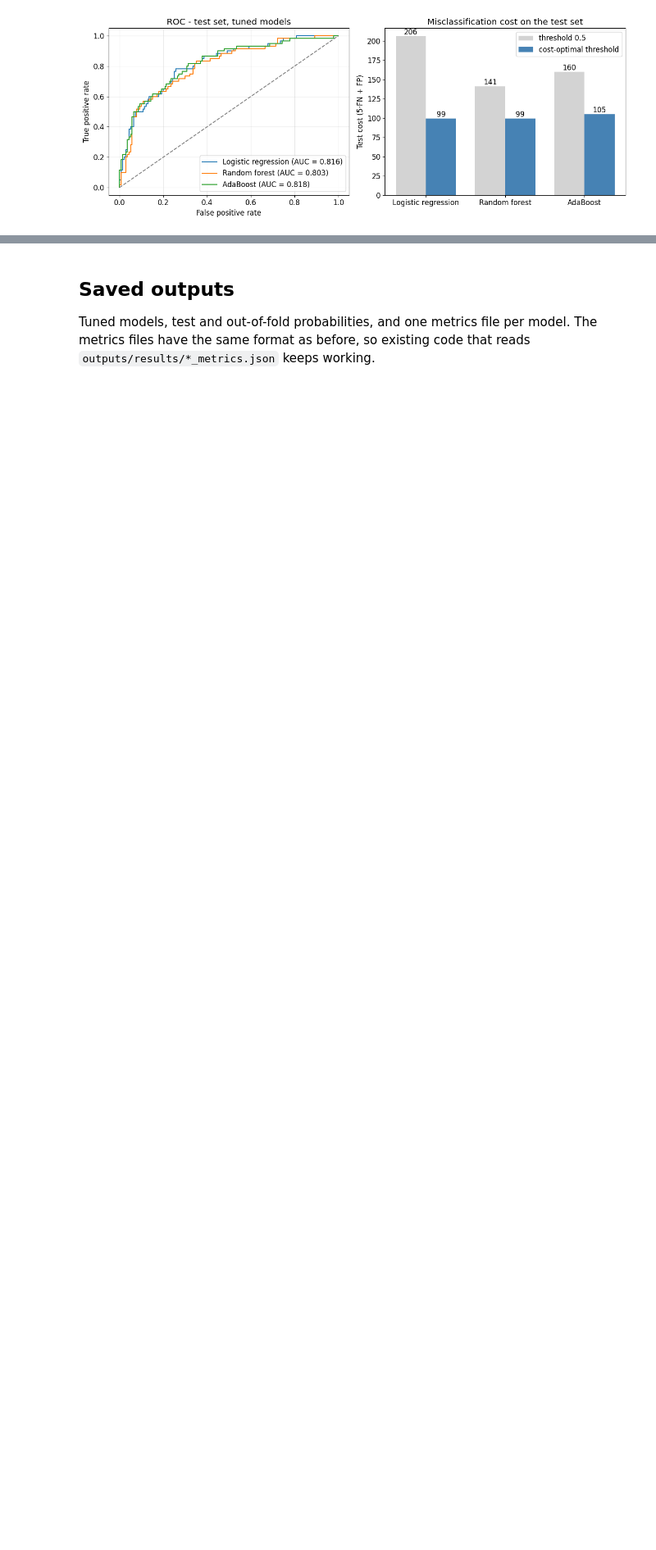
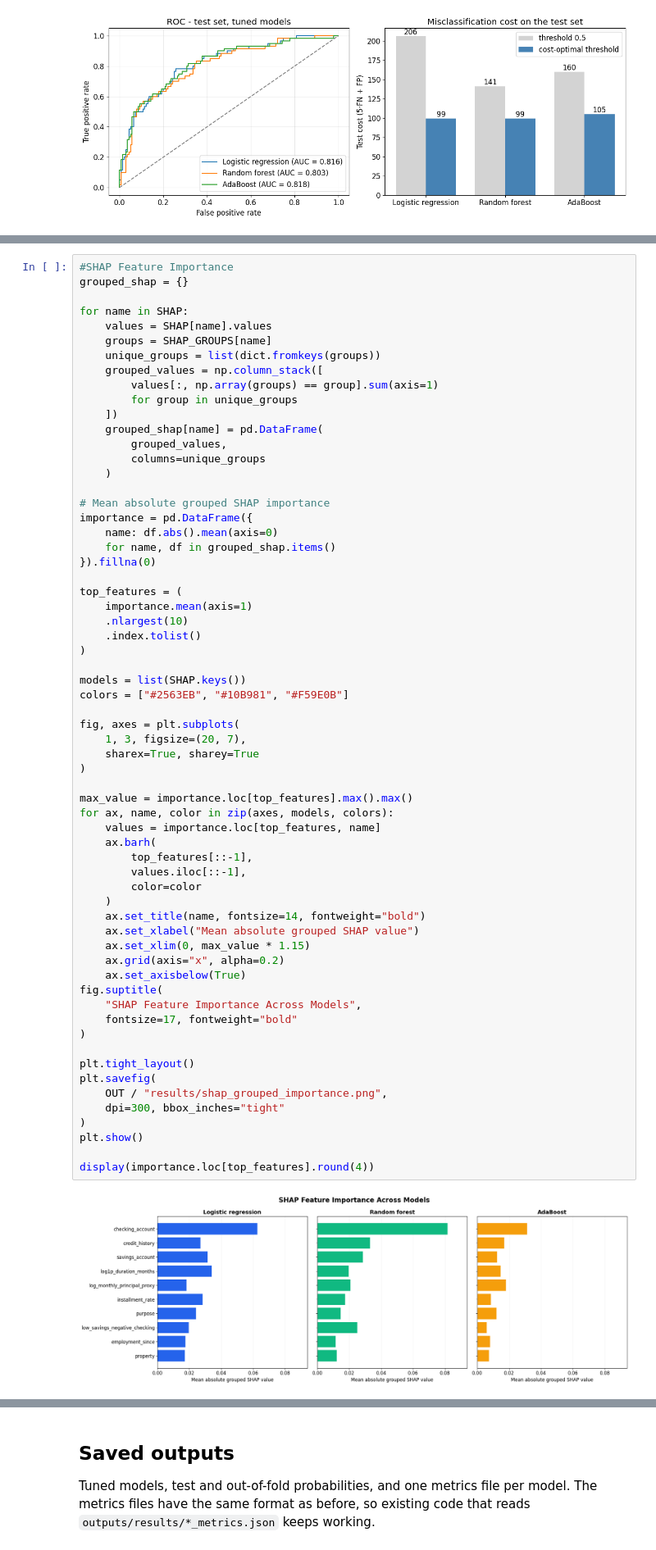
Before and after one commit to saltypassion/DSE4212-Creditscoring, a Jupyter notebook: src/credit_scoring_models.ipynb, the cells around one changed output, grey strips where cells are left out. Shown at 82% size. Saved outputs shown, nothing was run; the diff lists cells and outputs as text; blank space fills up the shorter version.

Commit message:
Add SHAP analysis and business recommendations

```diff
--- a/src/credit_scoring_models.ipynb
+++ b/src/credit_scoring_models.ipynb
@@ -804,0 +886,65 @@ plt.show()
+# %%
+#SHAP Feature Importance
+grouped_shap = {}
+
+for name in SHAP:
+    values = SHAP[name].values
+    groups = SHAP_GROUPS[name]
+    unique_groups = list(dict.fromkeys(groups))
+    grouped_values = np.column_stack([
+        values[:, np.array(groups) == group].sum(axis=1)
+        for group in unique_groups
+    ])
+    grouped_shap[name] = pd.DataFrame(
+        grouped_values,
+        columns=unique_groups
+    )
+
+# Mean absolute grouped SHAP importance
+importance = pd.DataFrame({
+    name: df.abs().mean(axis=0)
+    for name, df in grouped_shap.items()
+}).fillna(0)
+
+top_features = (
+    importance.mean(axis=1)
+    .nlargest(10)
+    .index.tolist()
+)
+
+models = list(SHAP.keys())
+colors = ["#2563EB", "#10B981", "#F59E0B"]
+
+fig, axes = plt.subplots(
+    1, 3, figsize=(20, 7),
+    sharex=True, sharey=True
+)
+
+max_value = importance.loc[top_features].max().max()
+for ax, name, color in zip(axes, models, colors):
+    values = importance.loc[top_features, name]
+    ax.barh(
+        top_features[::-1],
+        values.iloc[::-1],
+        color=color
+    )
+    ax.set_title(name, fontsize=14, fontweight="bold")
+    ax.set_xlabel("Mean absolute grouped SHAP value")
+    ax.set_xlim(0, max_value * 1.15)
+    ax.grid(axis="x", alpha=0.2)
+    ax.set_axisbelow(True)
+fig.suptitle(
+    "SHAP Feature Importance Across Models",
+    fontsize=17, fontweight="bold"
+)
+
+plt.tight_layout()
+plt.savefig(
+    OUT / "results/shap_grouped_importance.png",
+    dpi=300, bbox_inches="tight"
+)
+plt.show()
+
+display(importance.loc[top_features].round(4))
+# %% [output]
+[figure, added]
```
Also changed, not shown: parts of 12 cells of this notebook, 12 other files.
